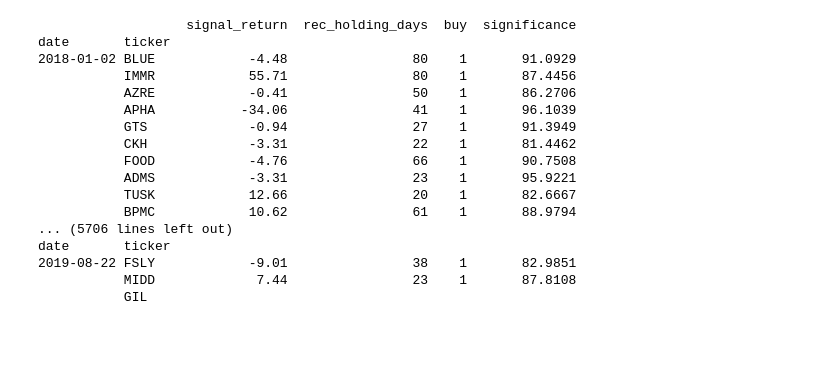
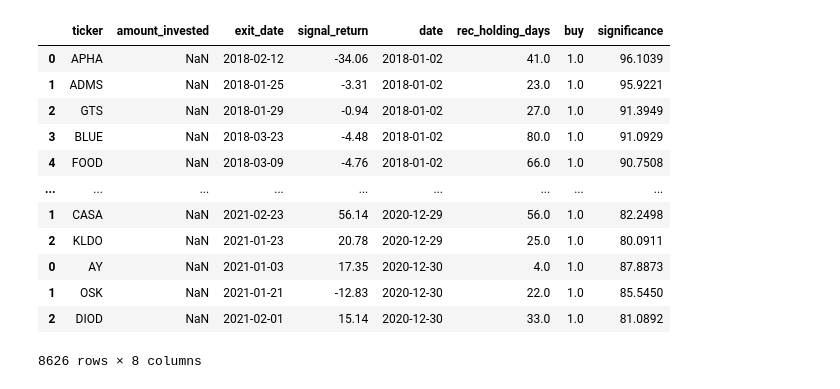
Before and after one commit to HAJG1112/MockStrategyBacktest, a Jupyter notebook: Pcode/exploratory.ipynb, the cells around one changed output. Cells and saved outputs as stored; diff of their text form; code cells hidden in the pictures; blank space fills up the shorter version.

```diff
--- a/Pcode/exploratory.ipynb
+++ b/Pcode/exploratory.ipynb
@@ -1,12 +1,22 @@
 # %%
 import pandas as pd
 from dateutil import relativedelta
+from engine import OrtexBacktestEngine
 df = pd.read_csv('../Pdata/data.csv', index_col = 0, parse_dates = True)
 df.reset_index(inplace = True)
-df.set_index(['date', 'ticker'], inplace = True)
 # remap the buy and sell to a binary output
 df.buy = df.buy.astype(int)
+df.signal_return = df.signal_return.astype(float)
 df_long = df.loc[df.buy == 1]
 df_long['exit_date'] = df_long['date'] + pd.to_timedelta(df_long.rec_holding_days, unit = 'd')
-df_long
+df_long.set_index(['date', 'ticker'], inplace = True)
+
+# to create an algorithm structure free of a trading startegy. We will create a portfolio class
+# in here, when we select a trade, we will store the ticker, the signal return and the exit date.
+# checking the current date against the exit date, we map the returns to the amount invested in the security
+# calculate the new amount, and then add this position back to our cas#h position
+# we will enter new trades in the following day
+
+bt = OrtexBacktestEngine(df_long, 100000)
+bt.run(80)
 # %% [output]
@@ -14,23 +45,16 @@ TypeError: cannot perform __add__ with this index type: MultiIndex
-# %%
-# recreate future price dataframe here. This is where we shall map the future prices
-for date, _slice in df_long.groupby(level = 0 ):
-    to_trade = _slice[_slice.significance > 80]
-    print(to_trade)
-# %% [output]
-                   signal_return  rec_holding_days  buy  significance
-date       ticker
-2018-01-02 BLUE            -4.48                80    1       91.0929
-           IMMR            55.71                80    1       87.4456
-           AZRE            -0.41                50    1       86.2706
-           APHA           -34.06                41    1       96.1039
-           GTS             -0.94                27    1       91.3949
-           CKH             -3.31                22    1       81.4462
-           FOOD            -4.76                66    1       90.7508
-           ADMS            -3.31                23    1       95.9221
-           TUSK            12.66                20    1       82.6667
-           BPMC            10.62                61    1       88.9794
-... (5706 lines left out)
-date       ticker
-2019-08-22 FSLY            -9.01                38    1       82.9851
-           MIDD             7.44                23    1       87.8108
-           GIL
+# %%
+bt.portfolio
+# %% [output]
+|  | ticker | amount_invested | exit_date | signal_return | date | rec_holding_days | buy | significance |
+| 0 | APHA | NaN | 2018-02-12 | -34.06 | 2018-01-02 | 41.0 | 1.0 | 96.1039 |
+| 1 | ADMS | NaN | 2018-01-25 | -3.31 | 2018-01-02 | 23.0 | 1.0 | 95.9221 |
+| 2 | GTS | NaN | 2018-01-29 | -0.94 | 2018-01-02 | 27.0 | 1.0 | 91.3949 |
+| 3 | BLUE | NaN | 2018-03-23 | -4.48 | 2018-01-02 | 80.0 | 1.0 | 91.0929 |
+| 4 | FOOD | NaN | 2018-03-09 | -4.76 | 2018-01-02 | 66.0 | 1.0 | 90.7508 |
+| ... | ... | ... | ... | ... | ... | ... | ... | ... |
+| 1 | CASA | NaN | 2021-02-23 | 56.14 | 2020-12-29 | 56.0 | 1.0 | 82.2498 |
+| 2 | KLDO | NaN | 2021-01-23 | 20.78 | 2020-12-29 | 25.0 | 1.0 | 80.0911 |
+| 0 | AY | NaN | 2021-01-03 | 17.35 | 2020-12-30 | 4.0 | 1.0 | 87.8873 |
+| 1 | OSK | NaN | 2021-01-21 | -12.83 | 2020-12-30 | 22.0 | 1.0 | 85.5450 |
+| 2 | DIOD | NaN | 2021-02-01 | 15.14 | 2020-12-30 | 33.0 | 1.0 | 81.0892 |
+8626 rows × 8 columns
```
Also changed, not shown: parts of 2 cells of this notebook, 1 other file.
